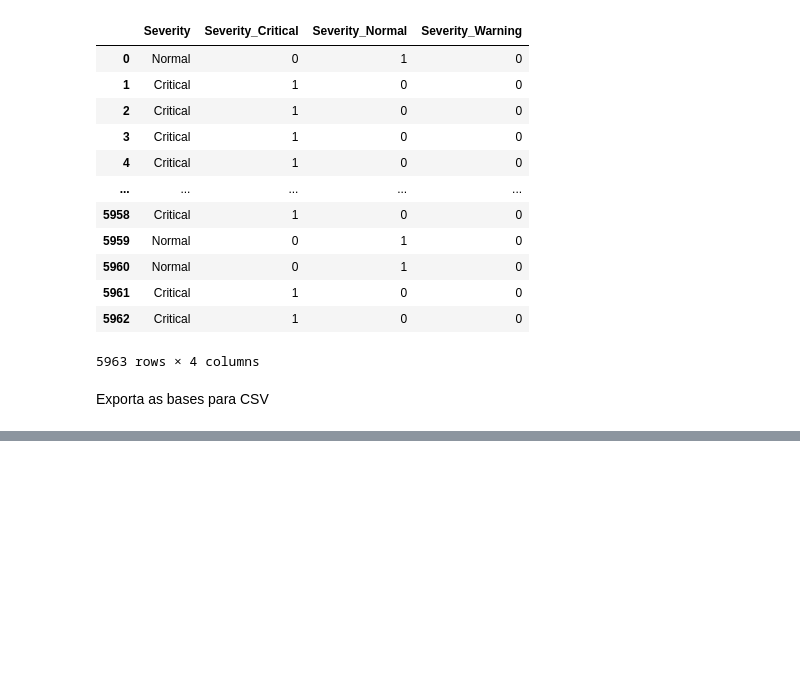
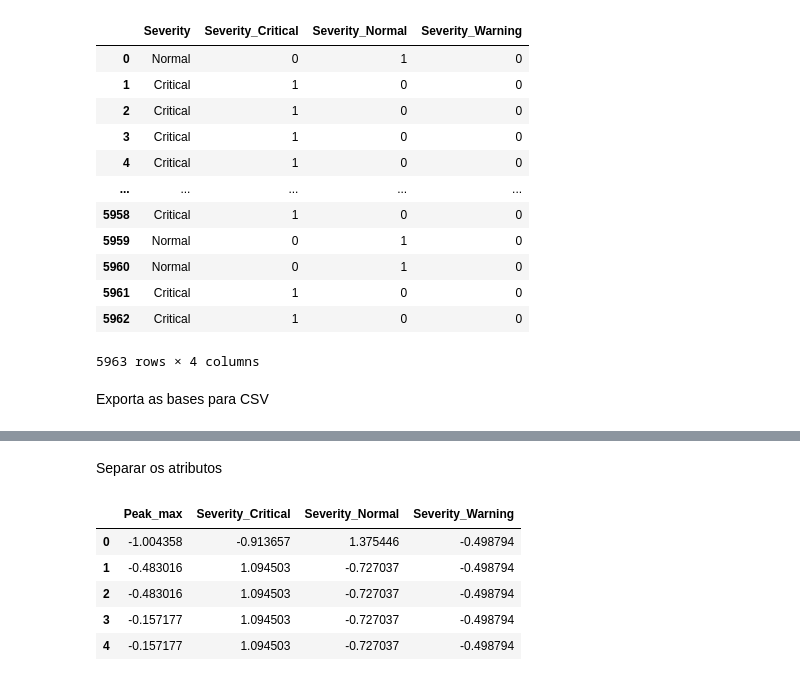
Before and after one commit to RomulosDS/TCC, a Jupyter notebook: tcc.ipynb, the cells around one changed output, grey strips where cells are left out. Drawn from its saved outputs; the diff is of its cells as text; code cells hidden in the pictures; blank space fills up the shorter version.

```diff
--- a/tcc.ipynb
+++ b/tcc.ipynb
@@ -181,0 +195,18 @@ merged.to_csv(r'datasets_consolidados/merged.csv', index = False)
+# %% [markdown]
+Separar os atributos
+# %%
+features = ['Peak_max','Severity_Critical','Severity_Normal','Severity_Warning']
+# Separating out the features
+x = merged.loc[:, features].values
+# Separating out the target
+y = merged.loc[:,['Severity']].values
+
+x = StandardScaler().fit_transform(x)
+pd.DataFrame(data = x, columns = features).head()
+# %% [output]
+|  | Peak_max | Severity_Critical | Severity_Normal | Severity_Warning |
+| 0 | -1.004358 | -0.913657 | 1.375446 | -0.498794 |
+| 1 | -0.483016 | 1.094503 | -0.727037 | -0.498794 |
+| 2 | -0.483016 | 1.094503 | -0.727037 | -0.498794 |
+| 3 | -0.157177 | 1.094503 | -0.727037 | -0.498794 |
+| 4 | -0.157177 | 1.094503 | -0.727037 | -0.498794 |
```
Also changed, not shown: parts of 12 cells of this notebook.
